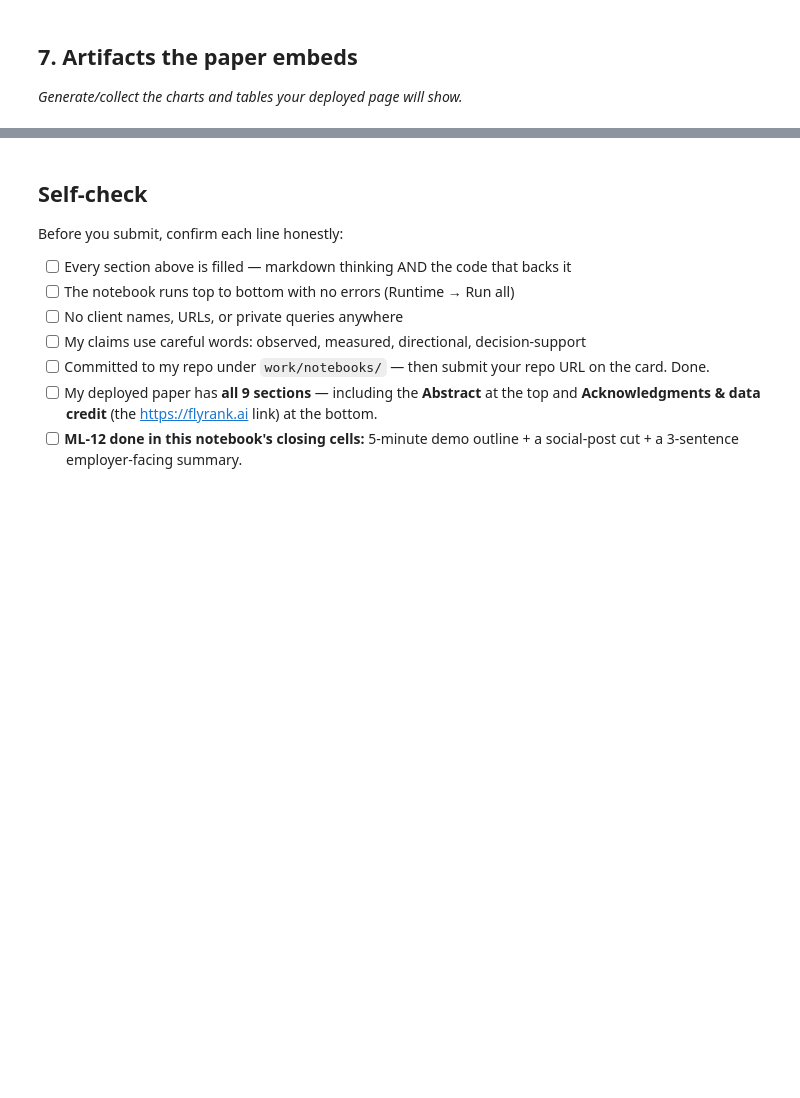
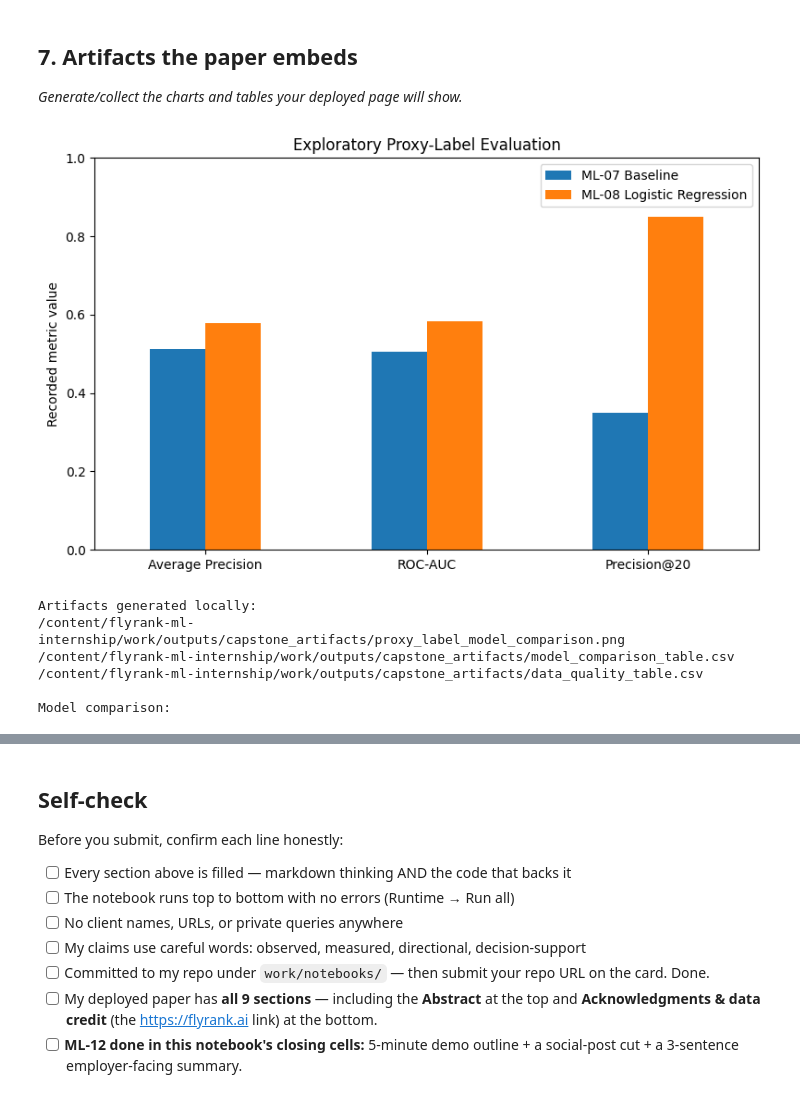
Before and after one commit to vishalseries7030/flyrank-ml-internship, a Jupyter notebook: work/notebooks/capstone.ipynb, the cells around one changed output, grey strips where cells are left out. Saved outputs shown, nothing was run; the diff lists cells and outputs as text; code cells hidden in the pictures; blank space fills up the shorter version.

```diff
--- a/work/notebooks/capstone.ipynb
+++ b/work/notebooks/capstone.ipynb
@@ -52,3 +317,83 @@ Development will use an appropriate earlier time period, with feature and outcom
 ## 7. Artifacts the paper embeds
 
 *Generate/collect the charts and tables your deployed page will show.*
+# %%
+# ML-11: Generate paper-ready, public-safe charts and tables
+from pathlib import Path
+import pandas as pd
+import matplotlib.pyplot as plt
+
+repo_dir = Path("/content/flyrank-ml-internship")
+artifact_dir = repo_dir / "work" / "outputs" / "capstone_artifacts"
+artifact_dir.mkdir(parents=True, exist_ok=True)
+
+# Recorded metrics from the completed ML-07 and ML-08 notebooks
+metrics = pd.DataFrame({
+    "Metric": ["Average Precision", "ROC-AUC", "Precision@20"],
+    "ML-07 Baseline": [0.5124, 0.5048, 0.35],
+    "ML-08 Logistic Regression": [0.5790, 0.5841, 0.85],
+})
+
+# Chart 1: recorded model comparison
+ax = metrics.set_index("Metric").plot(kind="bar", figsize=(8, 5))
+ax.set_title("Exploratory Proxy-Label Evaluation")
+ax.set_ylabel("Recorded metric value")
+ax.set_xlabel("")
+ax.set_ylim(0, 1)
+plt.xticks(rotation=0)
+plt.tight_layout()
+
+chart_path = artifact_dir / "proxy_label_model_comparison.png"
+plt.savefig(chart_path, dpi=160, bbox_inches="tight")
+plt.show()
+plt.close()
+
+# Table 1: public-safe aggregate data quality summary
+quality = pd.DataFrame({
+    "Check": [
+        "Dataset rows",
+        "Dataset columns",
+        "Unique clients",
+        "Duplicate rows",
+        "avg_position equal to zero",
+        "Keyword articles with missing word_count",
+    ],
+    "Observed value": [
+        30000,
+        44,
+        32,
+        0,
+        1205,
+        "7699 / 27207 (28.3%)",
+    ],
+})
+
+# Save artifacts locally for review. Do not commit generated CSVs.
+metrics_path = artifact_dir / "model_comparison_table.csv"
+quality_path = artifact_dir / "data_quality_table.csv"
+
+metrics.to_csv(metrics_path, index=False)
+quality.to_csv(quality_path, index=False)
+
+print("Artifacts generated locally:")
+print(chart_path)
+print(metrics_path)
+print(quality_path)
+print("\nModel comparison:")
+display(metrics)
+print("\nData quality summary:")
+display(quality)
+
+print(
+    "\nImportant: metrics are recorded exploratory results for a proxy label, "
+    "not evidence of future-decline prediction."
+)
+print("Do not commit generated CSV files to the repository.")
+# %% [output]
+[figure, added]
+Artifacts generated locally:
+/content/flyrank-ml-internship/work/outputs/capstone_artifacts/proxy_label_model_comparison.png
+/content/flyrank-ml-internship/work/outputs/capstone_artifacts/model_comparison_table.csv
+/content/flyrank-ml-internship/work/outputs/capstone_artifacts/data_quality_table.csv
+
+Model comparison:
```
Also changed, not shown: parts of 12 cells of this notebook.
